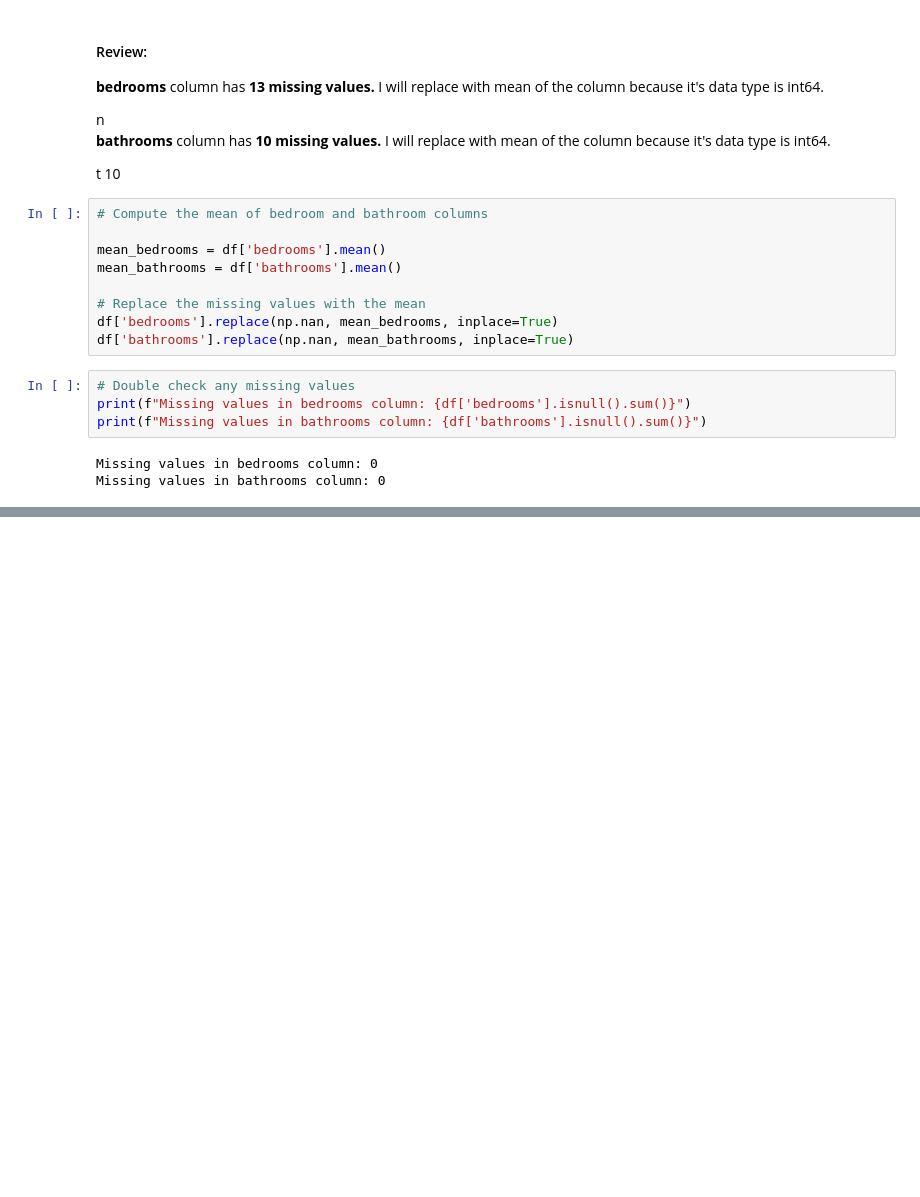
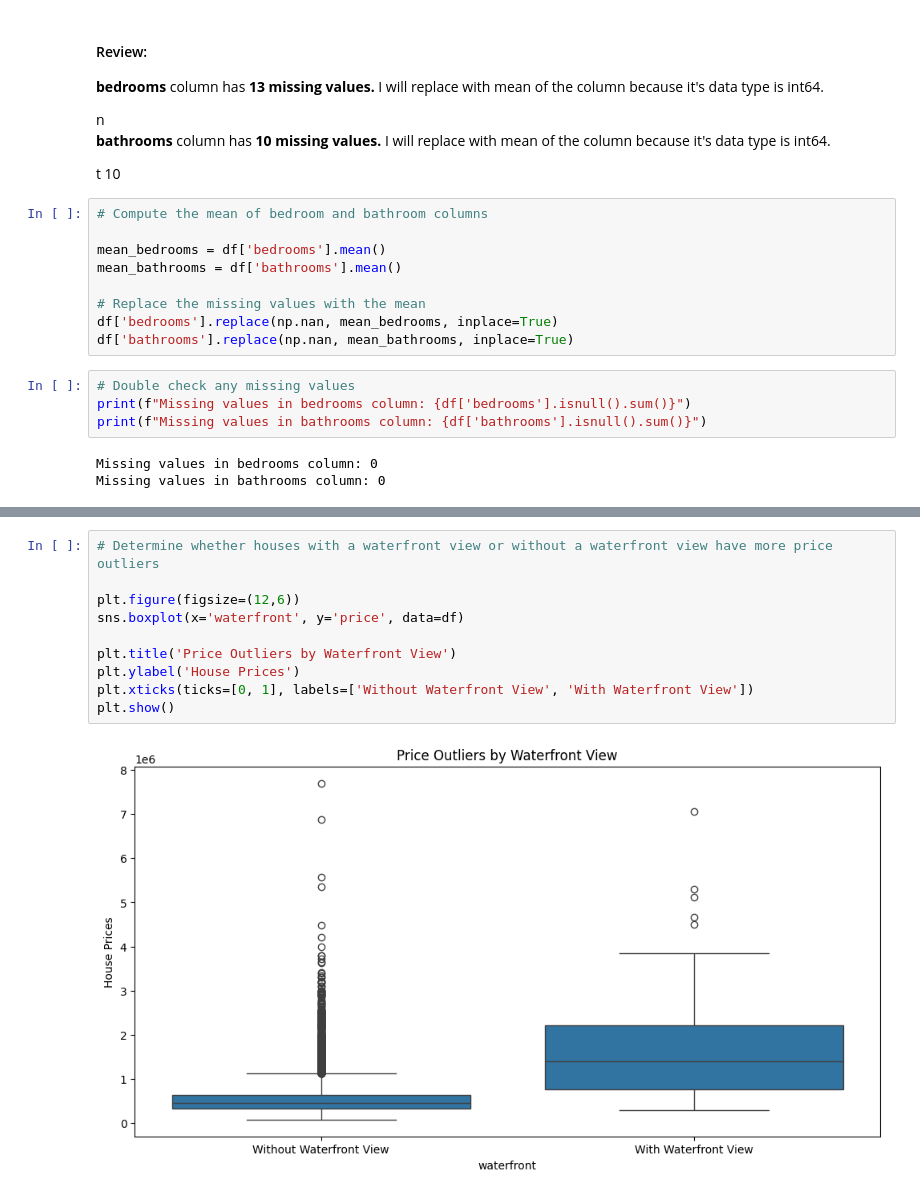
Before and after one commit to Efemirkan/Project-House-Sales-in-King-County-USA, a Jupyter notebook: housesales.ipynb, the cells around one changed output, grey strips where cells are left out. Drawn from its saved outputs; the diff is of its cells as text; blank space fills up the shorter version.

```diff
--- a/housesales.ipynb
+++ b/housesales.ipynb
@@ -158,0 +175,12 @@ Missing values in bathrooms column: 0
+# %%
+# Determine whether houses with a waterfront view or without a waterfront view have more price outliers
+
+plt.figure(figsize=(12,6))
+sns.boxplot(x='waterfront', y='price', data=df)
+
+plt.title('Price Outliers by Waterfront View')
+plt.ylabel('House Prices')
+plt.xticks(ticks=[0, 1], labels=['Without Waterfront View', 'With Waterfront View'])
+plt.show()
+# %% [output]
+[figure, added]
```
Also changed, not shown: parts of 3 cells of this notebook.
